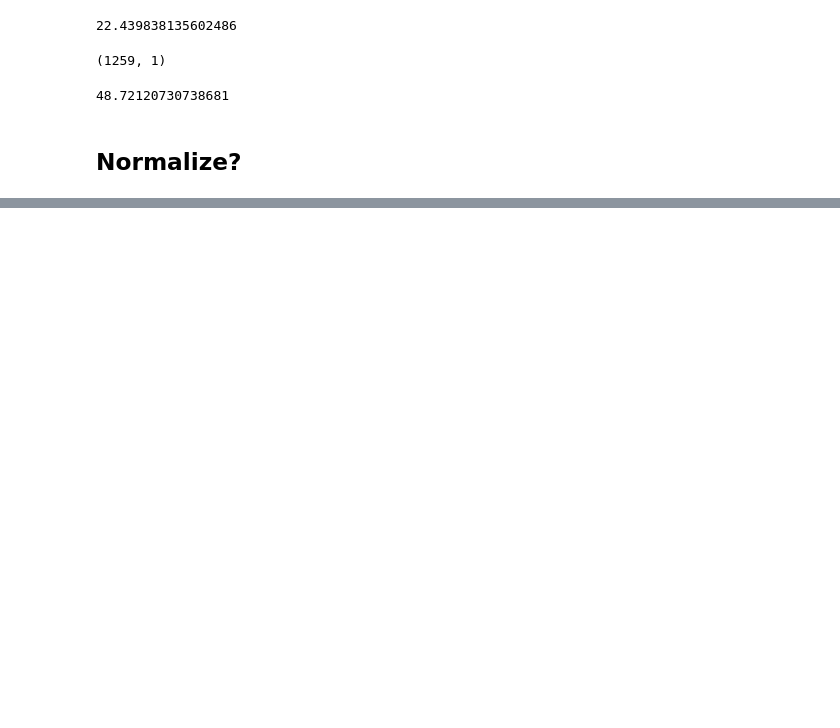
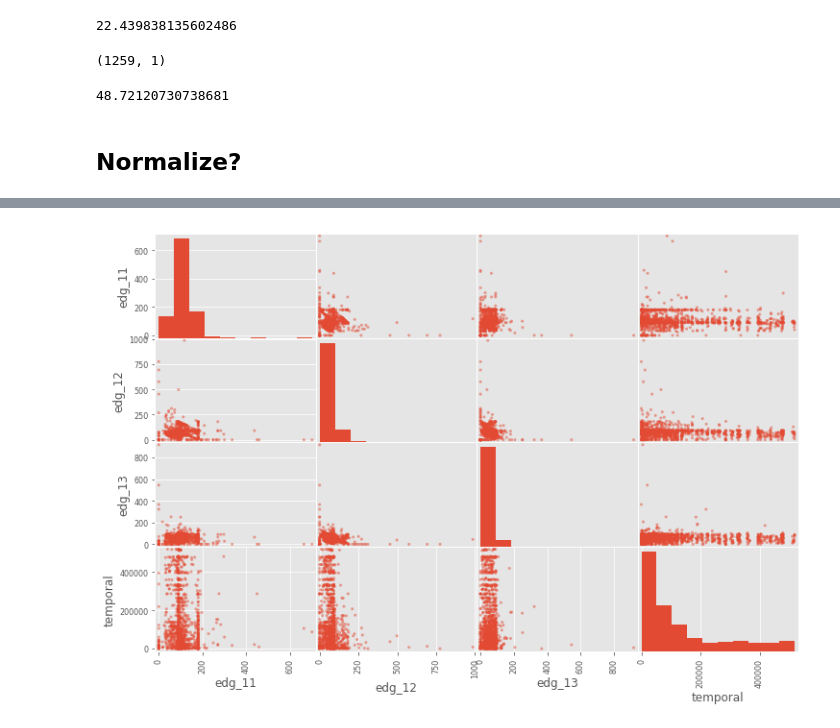
Before and after one commit to LoganWeir/muni_predict, a Jupyter notebook: playing_with_data/playing_1259_temporal.ipynb, the cells around one changed output, grey strips where cells are left out. Drawn from its saved outputs; the diff is of its cells as text; code cells hidden in the pictures; blank space fills up the shorter version.

```diff
--- a/playing_with_data/playing_1259_temporal.ipynb
+++ b/playing_with_data/playing_1259_temporal.ipynb
@@ -273,0 +384,12 @@ regr.score(X_test, y_test.flatten())
+# %%
+cursor = coll.find({}, projection)
+out_lst = []
+for hella in cursor:
+    row = {}
+    row['edg_11'] = hella['edges']['11']['edge_time']
+    row['edg_12'] = hella['edges']['12']['edge_time']
+    row['edg_13'] = hella['edges']['13']['edge_time']
+    row['temporal'] = hella['minutes_from_noon_sqr']
+    out_lst.append(row)
+# %%
+df = pd.DataFrame(list(out_lst))
@@ -273,0 +417,4 @@ regr.score(X_test, y_test.flatten())
+# %%
+pd.plotting.scatter_matrix(df, figsize=(12,8));
+# %% [output]
+[figure, added]
```
Also changed, not shown: parts of 27 cells of this notebook, 2 other files.
